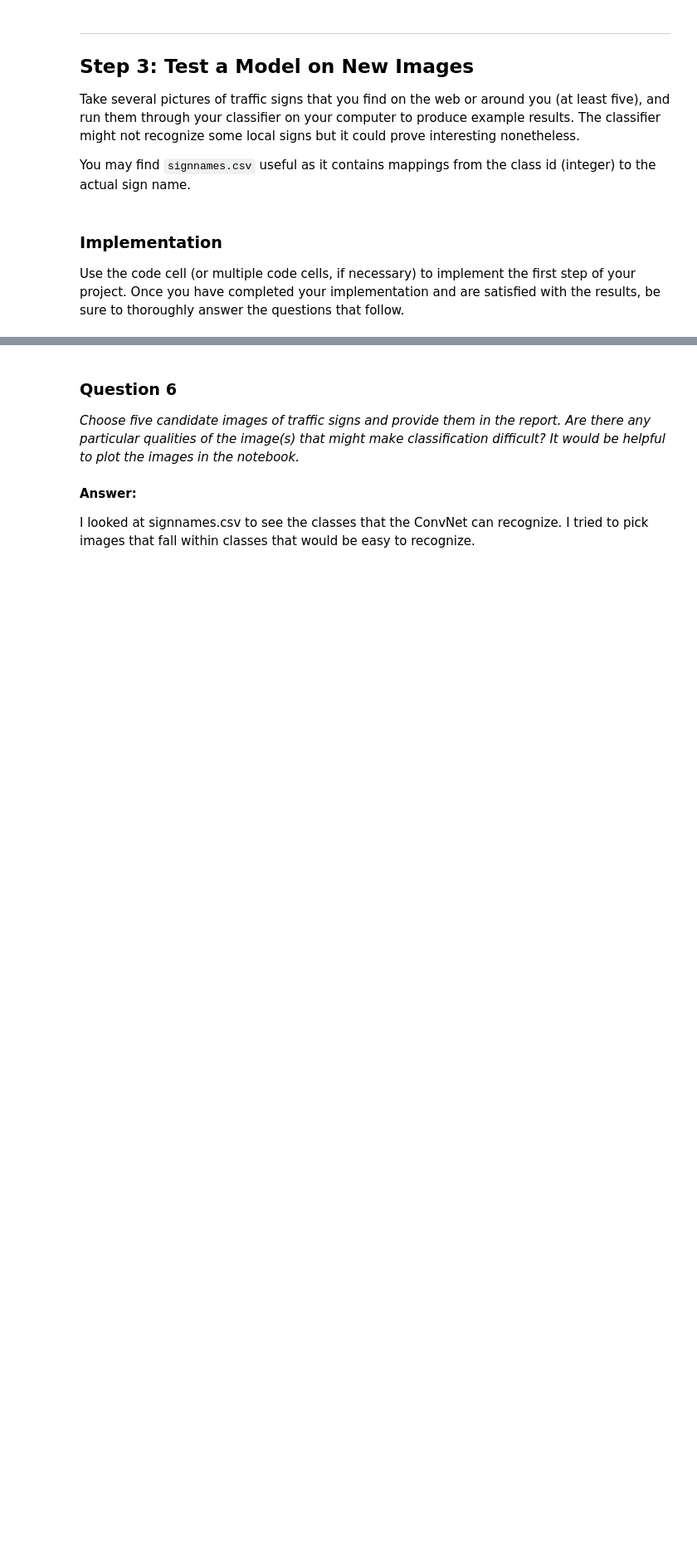
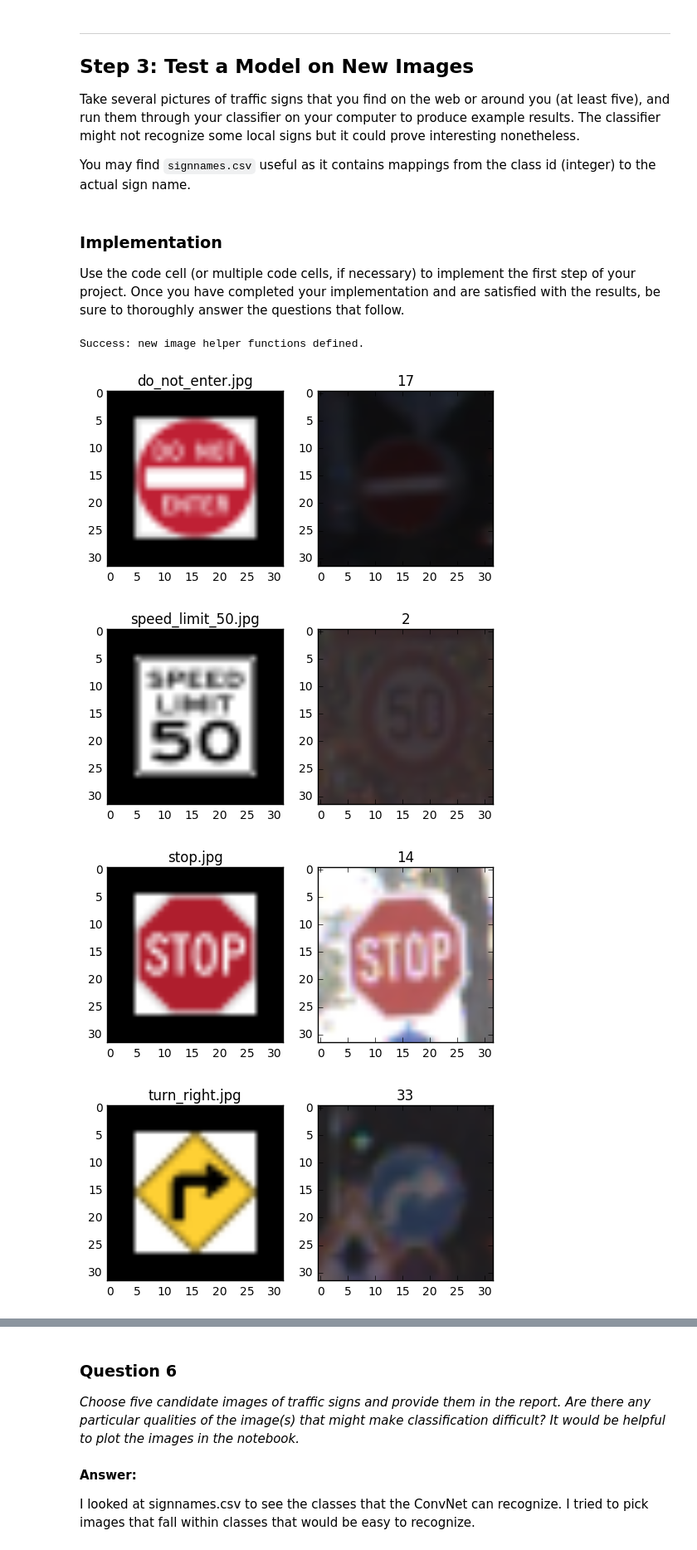
Before and after one commit to AloshkaD/traffic-signs, a Jupyter notebook: Traffic_Signs_Recognition.ipynb, the cells around one changed output, grey strips where cells are left out. Shown: that part at 83% size. Cells and saved outputs as stored; diff of their text form; code cells hidden in the pictures; blank space fills up the shorter version.

```diff
--- a/Traffic_Signs_Recognition.ipynb
+++ b/Traffic_Signs_Recognition.ipynb
@@ -486,12 +529,6 @@ Use the code cell (or multiple code cells, if necessary) to implement the first
 ### Feel free to use as many code cells as needed.
 # %%
 from PIL import Image
-
-'''
-# TODO: remove
-import numpy as np
-# END_TODO
-'''
 
 def img_import4(file_path_):
     image = mpimg.imread(file_path_)
@@ -509,43 +546,48 @@ def img_import4(file_path_):
 
 
 print('Success: new image helper functions defined.')
+# %% [output]
+Success: new image helper functions defined.
 # %%
 # Load and show images
 # images from https://en.wikipedia.org/wiki/Road_signs_in_the_United_States
-
-# TODO: remove
-import matplotlib.pyplot as plt
-# END_TODO
-
 
 img_folder = home_folder + 'traffic-signs/new_images/'
 
 img_names = []
 img_names.append('do_not_enter.jpg')
 img_names.append('speed_limit_50.jpg')
 img_names.append('stop.jpg')
 img_names.append('turn_right.jpg')
 img_names.append('yield.jpg')
 
 img_values = {}
 img_values['do_not_enter.jpg']   = 17   #no entry
 img_values['speed_limit_50.jpg'] = 2    #Speed limit (50km/h)
 img_values['stop.jpg']           = 14   #Stop
 img_values['turn_right.jpg']     = 33   #Turn right ahead
 img_values['yield.jpg']          = 13   #Yield
 
 extra_imgs = np.zeros([len(img_names),32,32,3], dtype=np.uint8)
 extra_labels = []
 
 for index, name in enumerate(img_names):
     extra_imgs[index] = img_import4(img_folder + name)
-    plt.figure()
-    plt.title(name)
+    fig = plt.figure()
+    a=fig.add_subplot(1,2,1)
+    a.set_title(name)
+    #plt.title(name)
     plt.imshow(extra_imgs[index])
 
     # display an image from the training set that matches
     img_val = img_values[name]
     extra_labels.append(img_val)
     training_index = next(index for index, val in enumerate(y_train) if val==img_val)
-    plt.figure()
+    a=fig.add_subplot(1,2,2)
+    a.set_title(str(img_val))
     plt.imshow(X_train[training_index])
+# %% [output]
+[figure, added]
+[figure, added]
+[figure, added]
+[figure, added]
```
Also changed, not shown: parts of 12 cells of this notebook, 2 other files.
